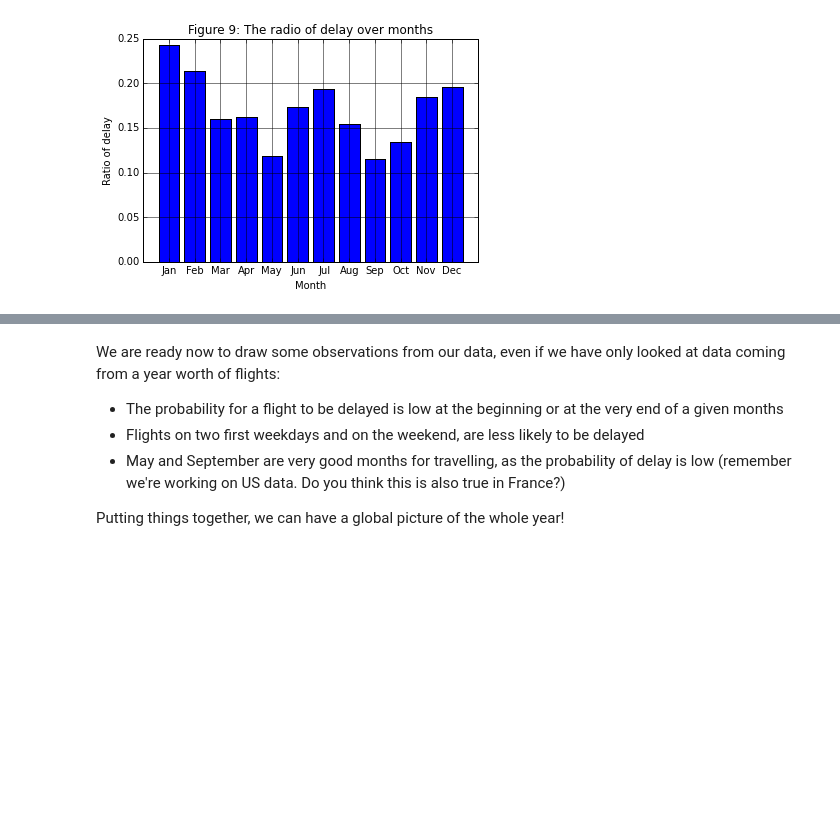
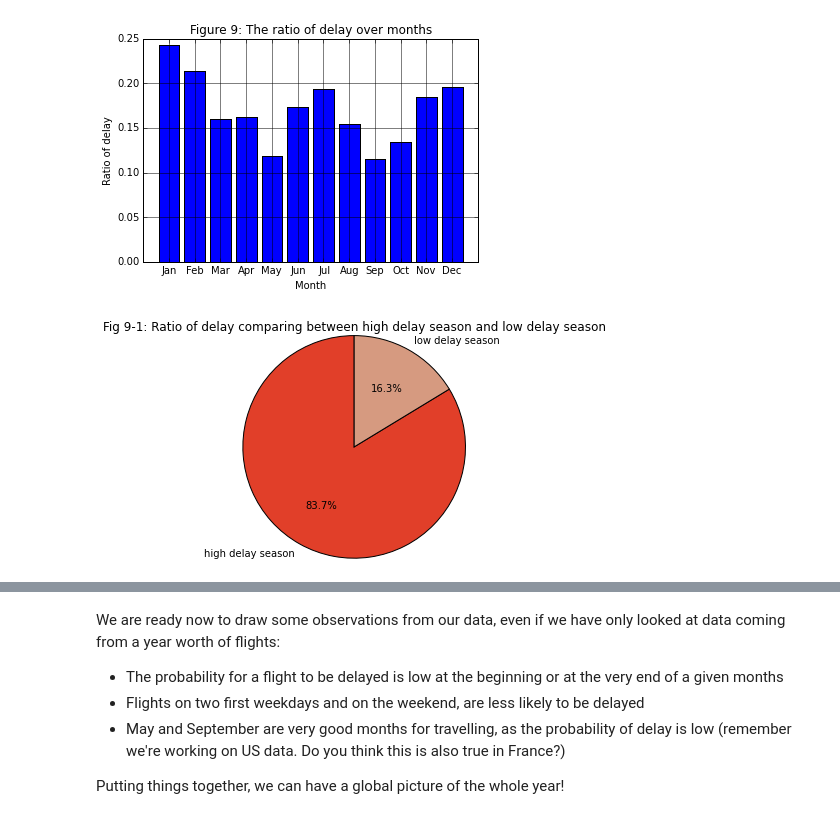
Before and after one commit to trungduynguyen/Algorithmic-Machine-Learning, a Jupyter notebook: Notebooks/[Lecture 5+6]new version.ipynb, the cells around one changed output, grey strips where cells are left out. Cells and saved outputs as stored; diff of their text form; code cells hidden in the pictures; blank space fills up the shorter version.

```diff
--- a/Notebooks/[Lecture 5+6]new version.ipynb
+++ b/Notebooks/[Lecture 5+6]new version.ipynb
@@ -853,5 +855,19 @@ plt.title('Figure 9: The radio of delay over months')
 plt.show()
 # %% [output]
 [figure]
+# %%
+delay_ratio_by_year = statistic_month.select('delay_ratio').collect()
+high_delay_season =delay_ratio_by_year[0] + delay_ratio_by_year[1] + delay_ratio_by_year[10] + delay_ratio_by_year[11]
+a = list(high_delay_season)
+S = a[0]+a[1]+a[2]+a[3]
+S
+
+
+plt.pie([S,1-S],labels=['high delay season','low delay season'],startangle=90,autopct='%1.1f%%',colors=["#E13F29", "#D69A80"])
+plt.title('Fig 9-1: Ratio of delay comparing between high delay season and low delay season')
+plt.axis('equal')
+plt.show()
+# %% [output]
+[figure, added]
 # %% [markdown]
 <div class="alert alert-warning"> PUT YOUR COMMENT HERE </div>
```
Also changed, not shown: parts of 16 cells of this notebook, 2 other files.
